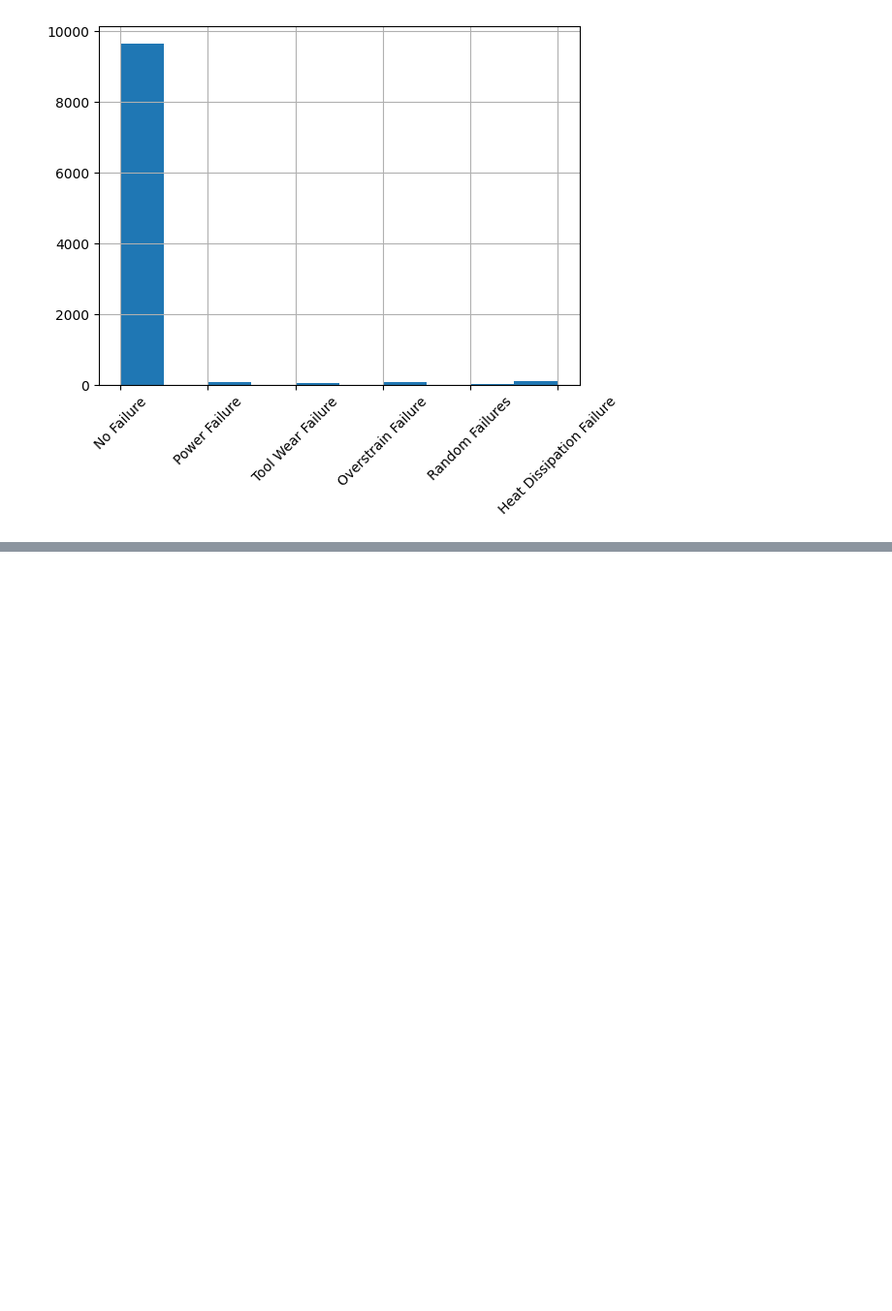
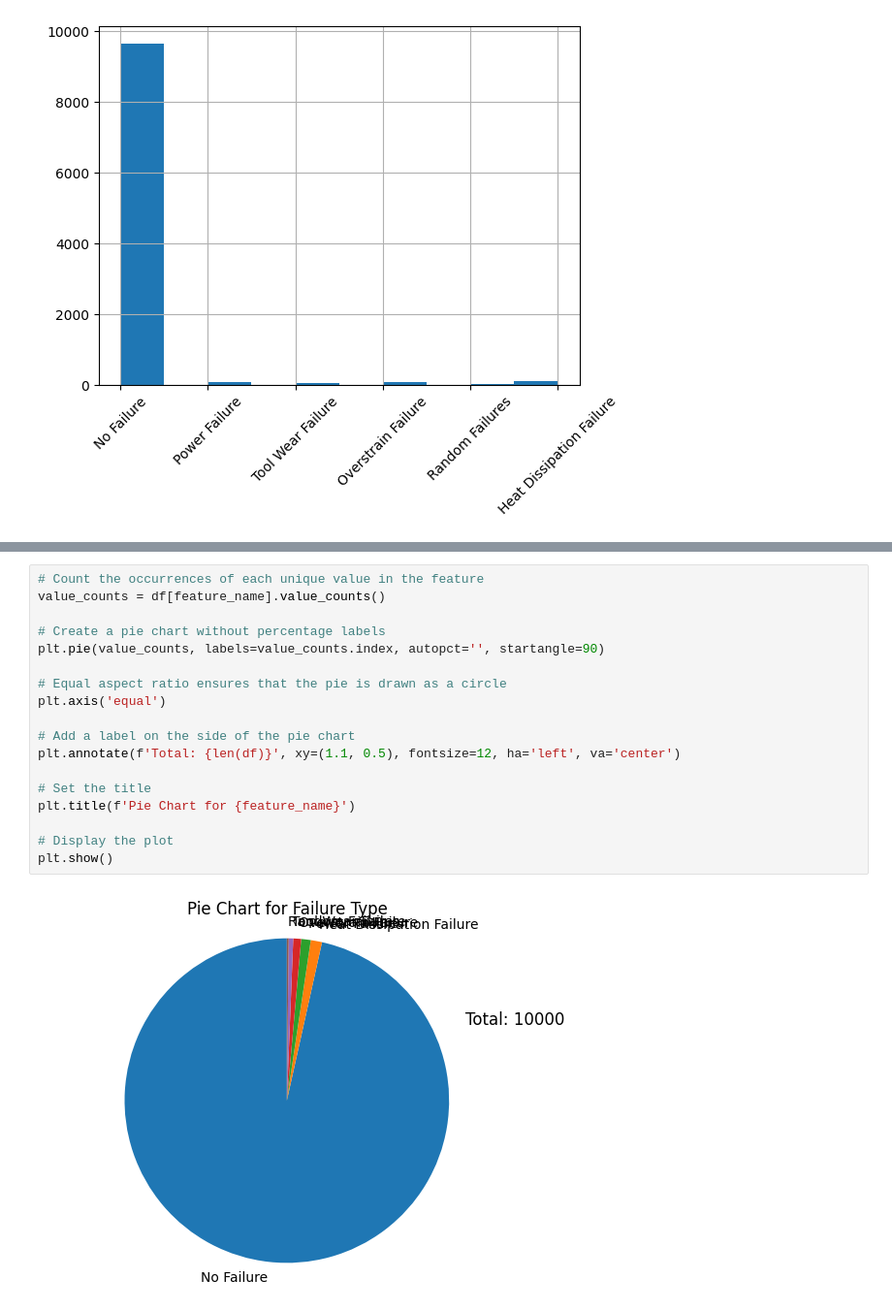
Before and after one commit to abdelj78/ML_CW, a Jupyter notebook: abdel's_work/TargetUderstanding.ipynb, the cells around one changed output, grey strips where cells are left out. Shown at 97% size. Drawn from its saved outputs; the diff is of its cells as text; blank space fills up the shorter version.

```diff
--- a/abdel's_work/TargetUderstanding.ipynb
+++ b/abdel's_work/TargetUderstanding.ipynb
@@ -47,0 +87,20 @@ plt.show()
+# %%
+# Count the occurrences of each unique value in the feature
+value_counts = df[feature_name].value_counts()
+
+# Create a pie chart without percentage labels
+plt.pie(value_counts, labels=value_counts.index, autopct='', startangle=90)
+
+# Equal aspect ratio ensures that the pie is drawn as a circle
+plt.axis('equal')
+
+# Add a label on the side of the pie chart
+plt.annotate(f'Total: {len(df)}', xy=(1.1, 0.5), fontsize=12, ha='left', va='center')
+
+# Set the title
+plt.title(f'Pie Chart for {feature_name}')
+
+# Display the plot
+plt.show()
+# %% [output]
+[figure, added]
```
Also changed, not shown: parts of 10 cells of this notebook, 1 other file.
